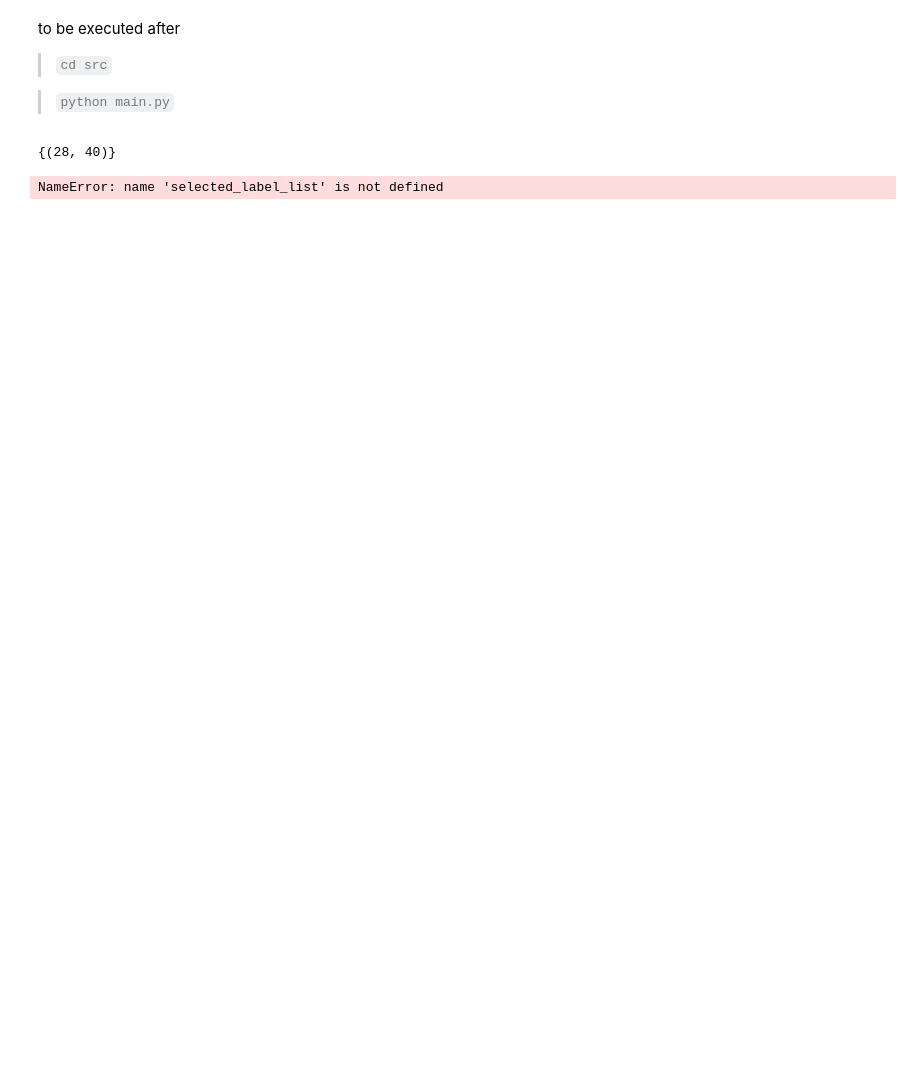
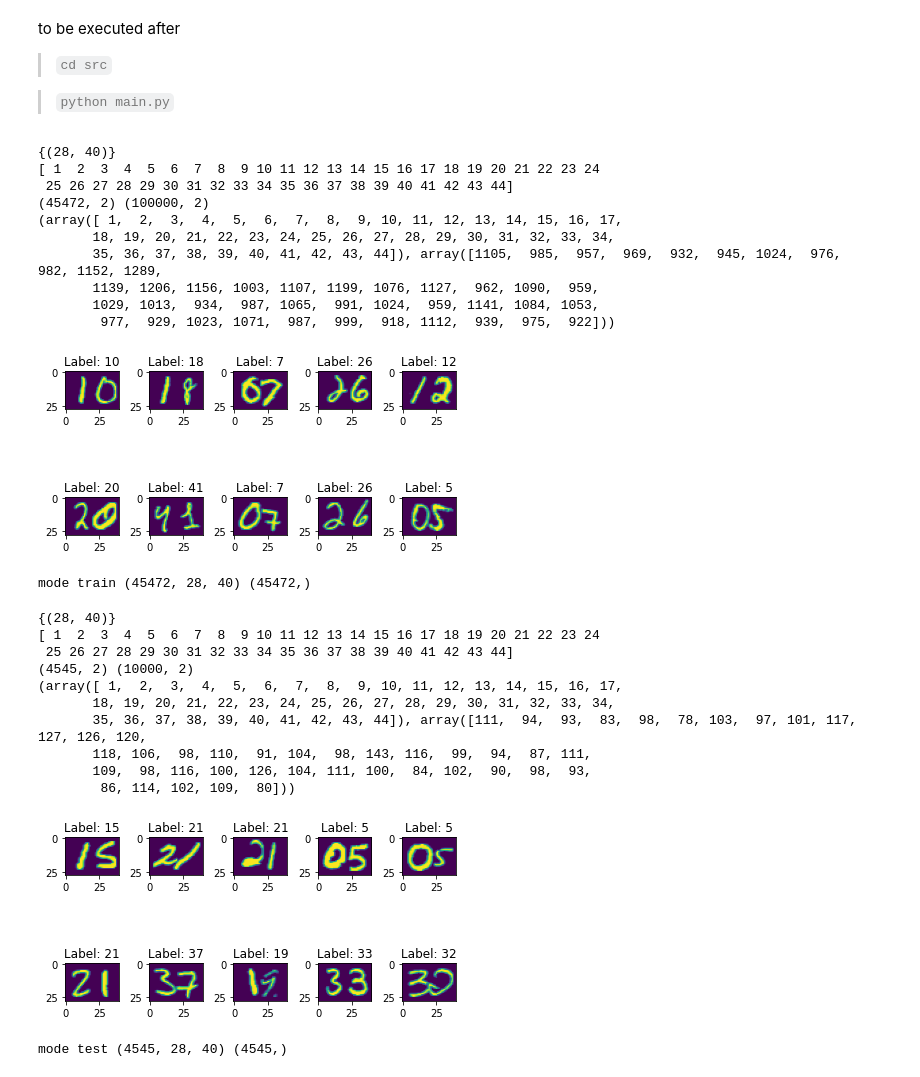
Before and after one commit to DBertazioli/multi-mnist_custom, a Jupyter notebook: Dataset_Preparation.ipynb, the cells around one changed output. Drawn from its saved outputs; the diff is of its cells as text; code cells hidden in the pictures; blank space fills up the shorter version.

```diff
--- a/Dataset_Preparation.ipynb
+++ b/Dataset_Preparation.ipynb
@@ -79,36 +79,58 @@ for mode in modes:
 
 
     np_labels = selected_labels.label.to_numpy()
     # type(np_labels), np_labels[:10]
 
     np_images = np.vstack(np.expand_dims(selected_img_list, 0))
     # np_images.shape
 
     #a visual check
     fig, ax = plt.subplots(2, 5)
     for i in range(2):
         for j in range(5):
 
             index = np.random.randint(0, len(np_images))
             # print(np_labels[index])
             # print(selected_img_list_pathes[index])
             ax[i, j].imshow(np_images[index])
             ax[i, j].set_title(f'Label: {np_labels[index]}')
     plt.tight_layout()
     plt.show()
     fig.savefig(f"examples/{mode}_example.png")
 
-    np.save(f"./final_dataset/X_{mode}.npy", np_images)
-    np.save(f"./final_dataset/y_{mode}.npy", np_labels)
+    # np.save(f"./final_dataset/X_{mode}.npy", np_images)
+    # np.save(f"./final_dataset/y_{mode}.npy", np_labels)
 
     np.savez_compressed(f"./final_dataset/X_{mode}.npz", np_images)
     np.savez_compressed(f"./final_dataset/y_{mode}.npz", np_labels)
 
     # print("mode", mode, np.load(f"./final_dataset/X_{mode}.npy").shape, np.load(f"./final_dataset/y_{mode}.npy").shape)
     print("mode", mode, np.load(f"./final_dataset/X_{mode}.npz")["arr_0"].shape, np.load(f"./final_dataset/y_{mode}.npz")["arr_0"].shape)
 # %% [output]
 {(28, 40)}
+[ 1  2  3  4  5  6  7  8  9 10 11 12 13 14 15 16 17 18 19 20 21 22 23 24
+ 25 26 27 28 29 30 31 32 33 34 35 36 37 38 39 40 41 42 43 44]
+(45472, 2) (100000, 2)
+(array([ 1,  2,  3,  4,  5,  6,  7,  8,  9, 10, 11, 12, 13, 14, 15, 16, 17,
+       18, 19, 20, 21, 22, 23, 24, 25, 26, 27, 28, 29, 30, 31, 32, 33, 34,
+       35, 36, 37, 38, 39, 40, 41, 42, 43, 44]), array([1105,  985,  957,  969,  932,  945, 1024,  976,  982, 1152, 1289,
+       1139, 1206, 1156, 1003, 1107, 1199, 1076, 1127,  962, 1090,  959,
+       1029, 1013,  934,  987, 1065,  991, 1024,  959, 1141, 1084, 1053,
+        977,  929, 1023, 1071,  987,  999,  918, 1112,  939,  975,  922]))
+[figure, added]
-NameError: name 'selected_label_list' is not defined
+mode train (45472, 28, 40) (45472,)
+{(28, 40)}
+[ 1  2  3  4  5  6  7  8  9 10 11 12 13 14 15 16 17 18 19 20 21 22 23 24
+ 25 26 27 28 29 30 31 32 33 34 35 36 37 38 39 40 41 42 43 44]
+(4545, 2) (10000, 2)
+(array([ 1,  2,  3,  4,  5,  6,  7,  8,  9, 10, 11, 12, 13, 14, 15, 16, 17,
+       18, 19, 20, 21, 22, 23, 24, 25, 26, 27, 28, 29, 30, 31, 32, 33, 34,
+       35, 36, 37, 38, 39, 40, 41, 42, 43, 44]), array([111,  94,  93,  83,  98,  78, 103,  97, 101, 117, 127, 126, 120,
+       118, 106,  98, 110,  91, 104,  98, 143, 116,  99,  94,  87, 111,
+       109,  98, 116, 100, 126, 104, 111, 100,  84, 102,  90,  98,  93,
+        86, 114, 102, 109,  80]))
+[figure, added]
+mode test (4545, 28, 40) (4545,)
 # %%
 67 65 37 52 84 23 74 89 62 44 57 93 86 12 10 26 13 59 11 45 16 38 15 31
  92 17 77 28 68 30
```
Also changed, not shown: parts of 1 cell of this notebook, 4 other files.
